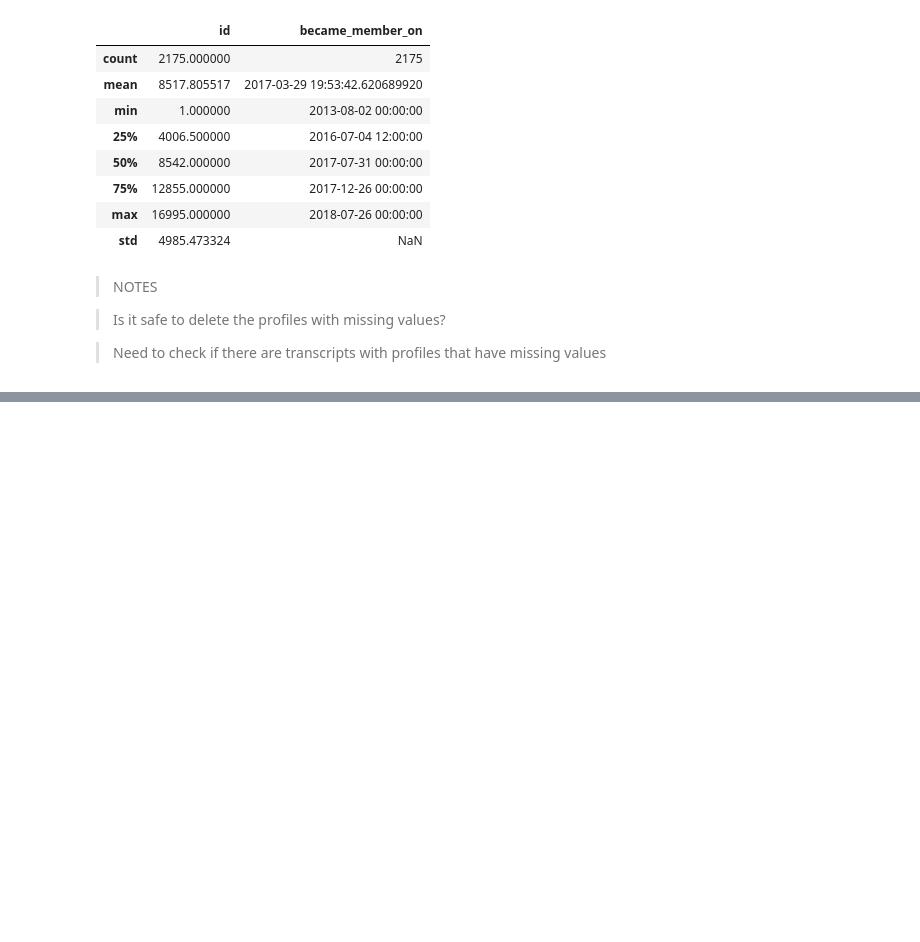
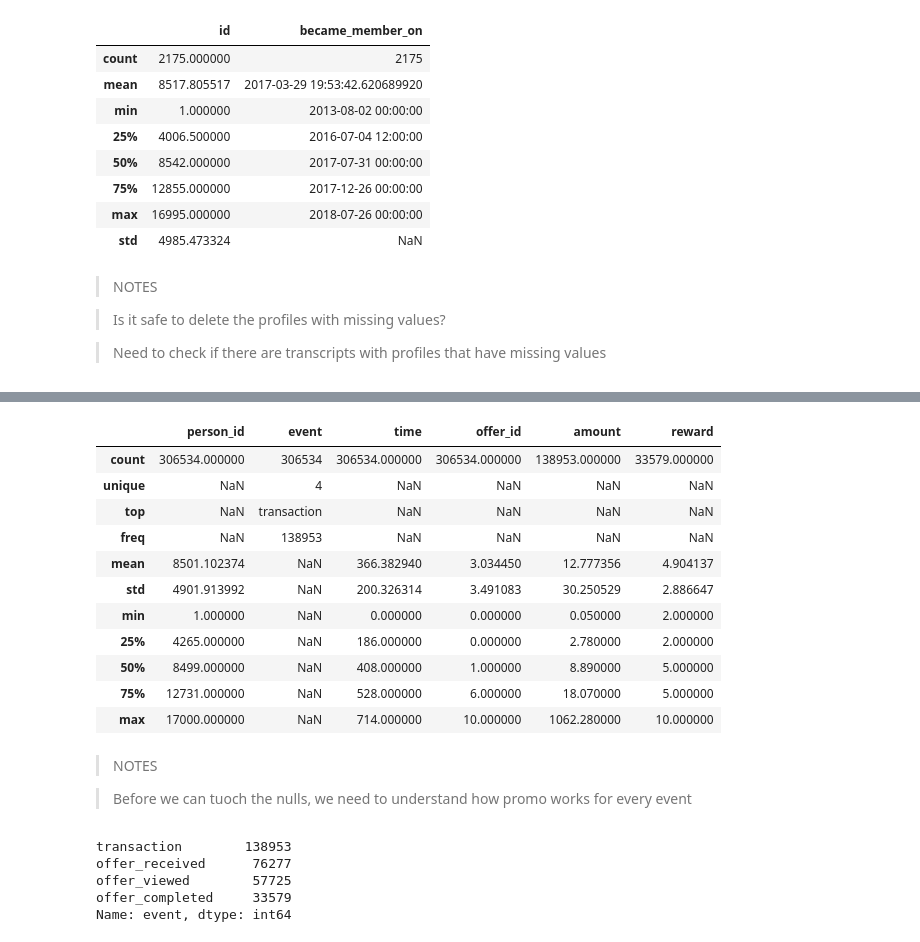
Before and after one commit to netxph/sb-capstone, a Jupyter notebook: notebooks/01 - Exploratory Data Analysis.ipynb, the cells around one changed output, grey strips where cells are left out. Cells and saved outputs as stored; diff of their text form; code cells hidden in the pictures; blank space fills up the shorter version.

```diff
--- a/notebooks/01 - Exploratory Data Analysis.ipynb
+++ b/notebooks/01 - Exploratory Data Analysis.ipynb
@@ -185,0 +250,27 @@ null_profiles.describe(datetime_is_numeric=True)
+# %%
+transcript.describe(include="all")
+# %% [output]
+|  | person_id | event | time | offer_id | amount | reward |
+| count | 306534.000000 | 306534 | 306534.000000 | 306534.000000 | 138953.000000 | 33579.000000 |
+| unique | NaN | 4 | NaN | NaN | NaN | NaN |
+| top | NaN | transaction | NaN | NaN | NaN | NaN |
+| freq | NaN | 138953 | NaN | NaN | NaN | NaN |
+| mean | 8501.102374 | NaN | 366.382940 | 3.034450 | 12.777356 | 4.904137 |
+| std | 4901.913992 | NaN | 200.326314 | 3.491083 | 30.250529 | 2.886647 |
+| min | 1.000000 | NaN | 0.000000 | 0.000000 | 0.050000 | 2.000000 |
+| 25% | 4265.000000 | NaN | 186.000000 | 0.000000 | 2.780000 | 2.000000 |
+| 50% | 8499.000000 | NaN | 408.000000 | 1.000000 | 8.890000 | 5.000000 |
+| 75% | 12731.000000 | NaN | 528.000000 | 6.000000 | 18.070000 | 5.000000 |
+| max | 17000.000000 | NaN | 714.000000 | 10.000000 | 1062.280000 | 10.000000 |
+# %% [markdown]
+> NOTES
+
+> Before we can tuoch the nulls, we need to understand how promo works for every event
+# %%
+transcript.event.value_counts()
+# %% [output]
+transaction        138953
+offer_received      76277
+offer_viewed        57725
+offer_completed     33579
+Name: event, dtype: int64
```
Also changed, not shown: parts of 18 cells of this notebook, 1 other file.
